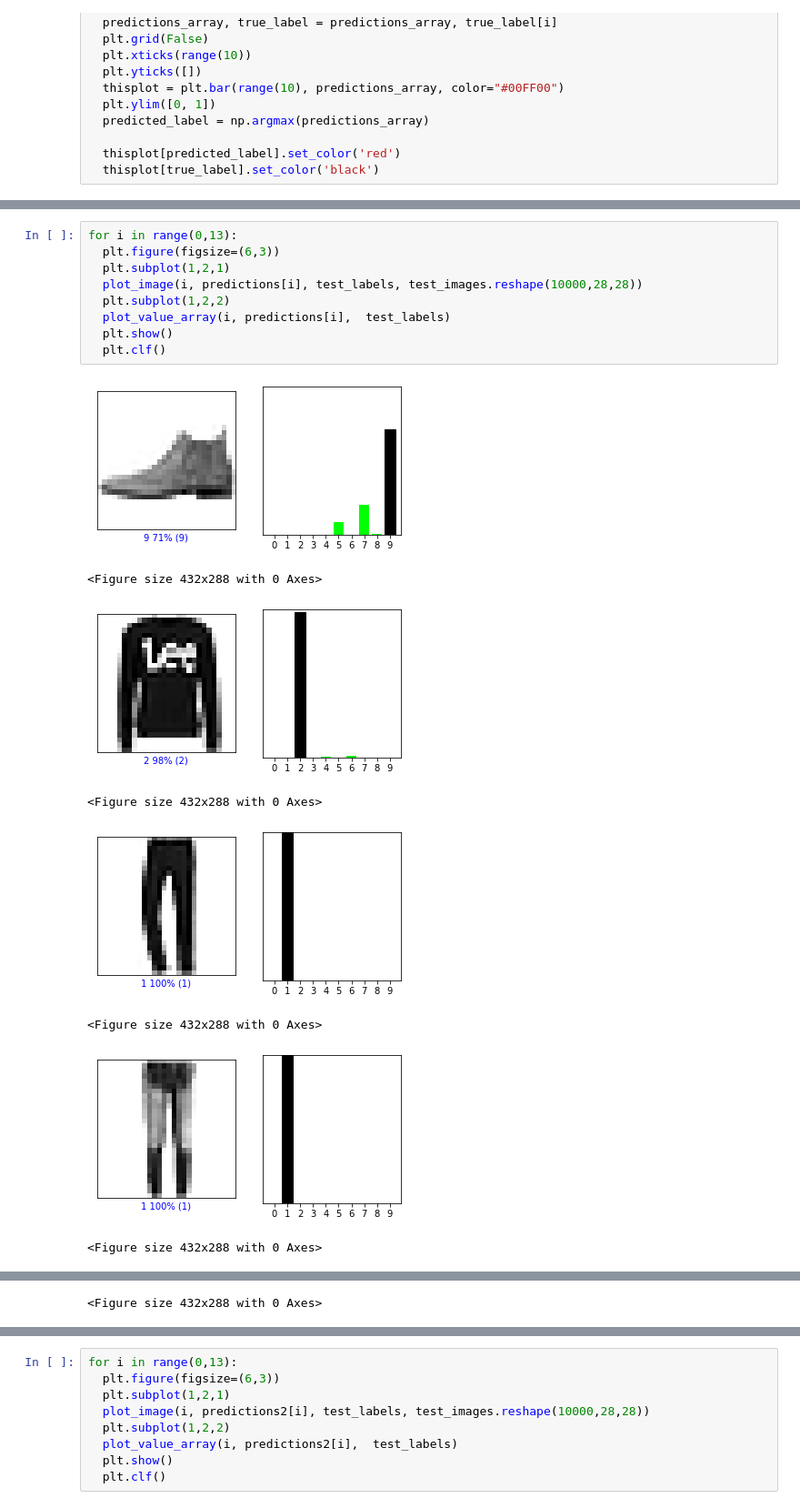
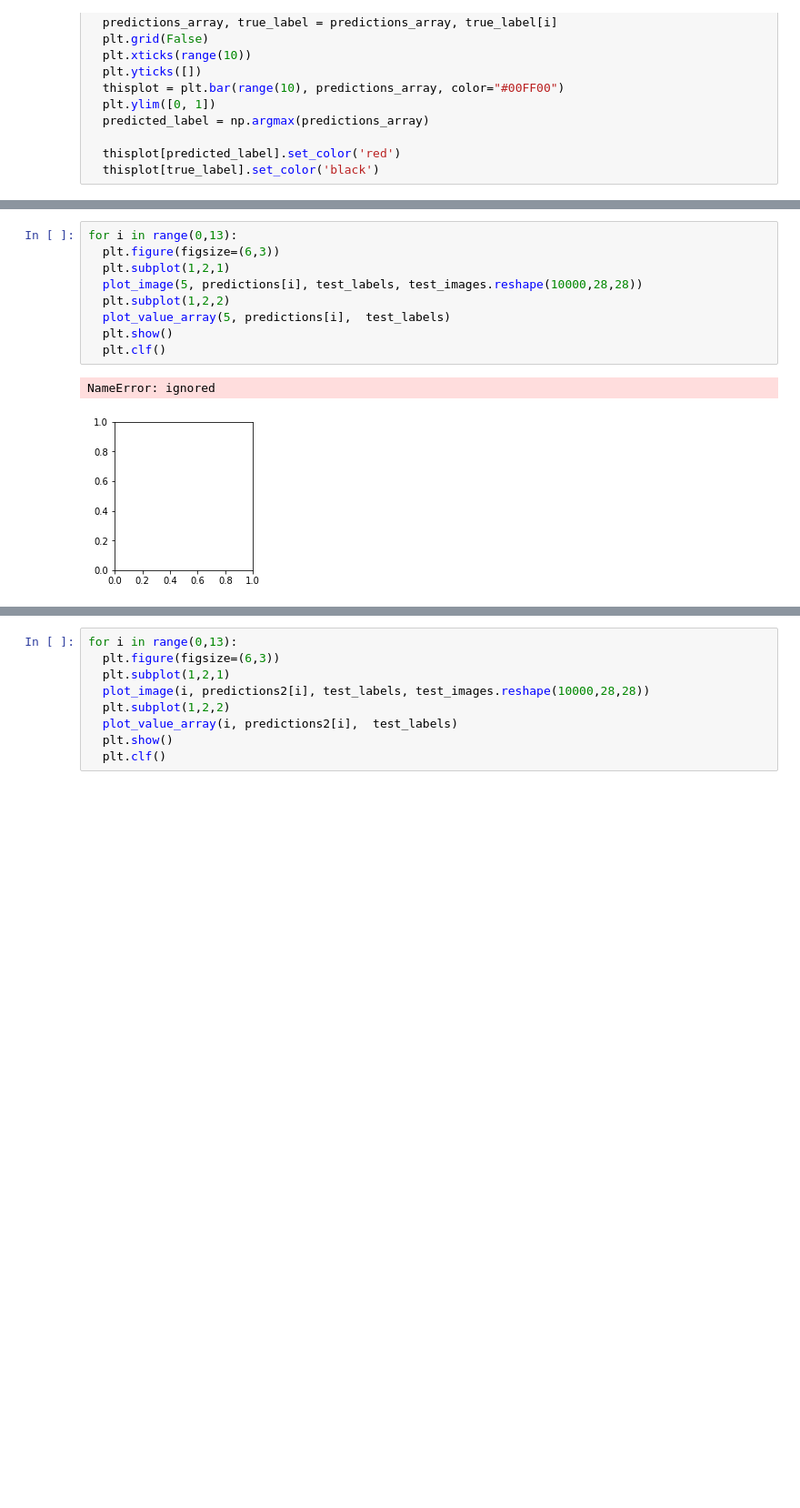
Before and after one commit to MartaAmoresCastillejo/AA_PRACTICA1_GRUPO_08-AA_PRACTICA1_GRUPO_, a Jupyter notebook: AA_PRÁCTICA2_GRUPO_10.ipynb, the cells around one changed output, grey strips where cells are left out. Shown at 91% size. Drawn from its saved outputs; the diff is of its cells as text; blank space fills up the shorter version.

```diff
--- a/AA_PRÁCTICA2_GRUPO_10.ipynb
+++ b/AA_PRÁCTICA2_GRUPO_10.ipynb
@@ -530,18 +530,12 @@ test_labels=test_labels.reshape(10000,)
 # %%
 for i in range(0,13):
   plt.figure(figsize=(6,3))
   plt.subplot(1,2,1)
-  plot_image(i, predictions[i], test_labels, test_images.reshape(10000,28,28))
+  plot_image(5, predictions[i], test_labels, test_images.reshape(10000,28,28))
   plt.subplot(1,2,2)
-  plot_value_array(i, predictions[i],  test_labels)
+  plot_value_array(5, predictions[i],  test_labels)
   plt.show()
   plt.clf()
 # %% [output]
+NameError: ignored
-[figure, old version]
+[figure, new version]
-<Figure size 432x288 with 0 Axes>
-[figure, removed]
-<Figure size 432x288 with 0 Axes>
-[figure, removed]
-<Figure size 432x288 with 0 Axes>
-[figure, removed]
-<Figure size 432x288 with 0 Axes>
@@ -549 +541,0 @@ for i in range(0,13):
-<Figure size 432x288 with 0 Axes>
```
Also changed, not shown: parts of 8 cells of this notebook.
